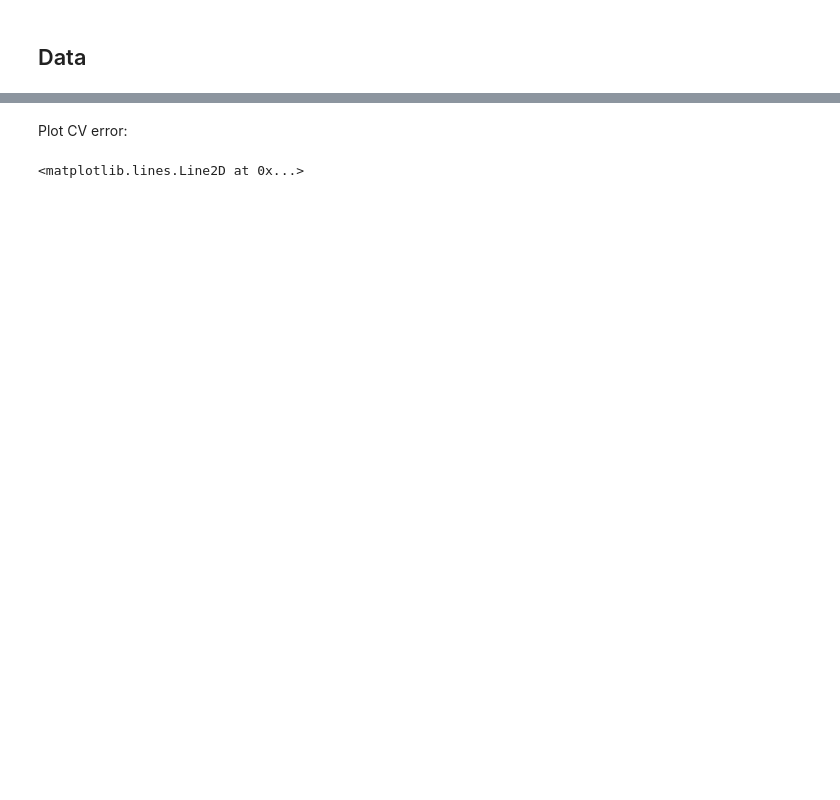
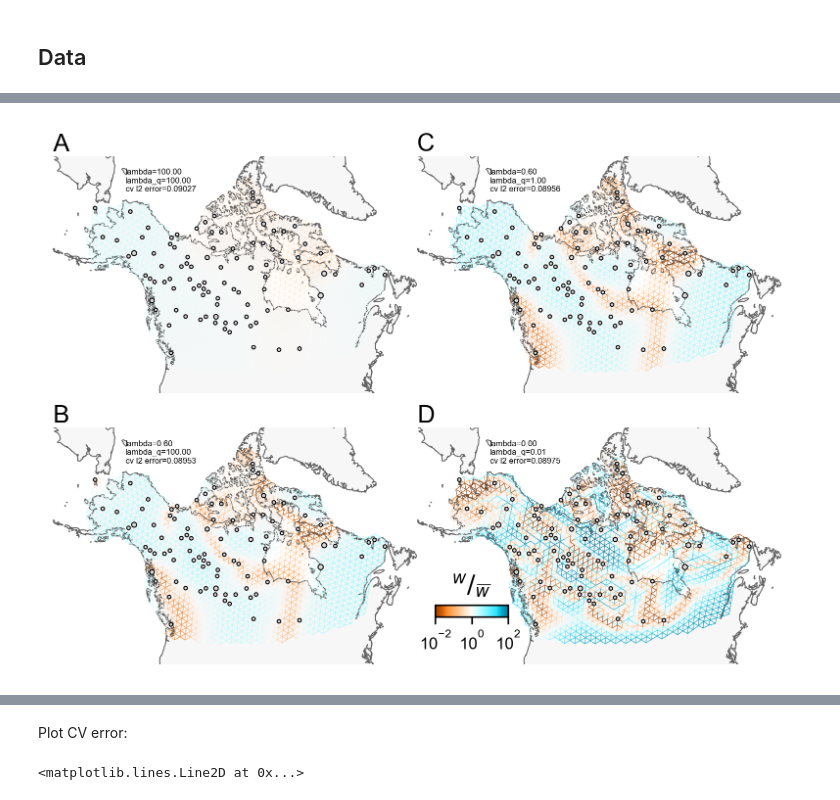
Before and after one commit to NovembreLab/feems, a Jupyter notebook: docsrc/notebooks/cross-validation.ipynb, the cells around one changed output, grey strips where cells are left out. Drawn from its saved outputs; the diff is of its cells as text; code cells hidden in the pictures; blank space fills up the shorter version.

```diff
--- a/docsrc/notebooks/cross-validation.ipynb
+++ b/docsrc/notebooks/cross-validation.ipynb
@@ -54,0 +112,79 @@ sp_graph = SpatialGraph(genotypes, coord, grid, edges, scale_snps=True)
+# %%
+# figure params
+projection = ccrs.AzimuthalEquidistant(central_longitude=-108.842926, central_latitude=66.037547)
+title_loc = "left"
+title_pad = "-10"
+title_fontsize = 12
+edge_width = .2
+edge_alpha = 1
+edge_zorder = 3
+obs_node_size = 3
+obs_node_linewidth = .4
+cbar_font_size = 8
+cbar_ticklabelsize = 8
+cbar_orientation = "horizontal"
+
+# figure setup
+fig = plt.figure(dpi=300)
+spec = gridspec.GridSpec(ncols=2, nrows=2, figure=fig, wspace=0.0, hspace=0.0)
+
+# axis 00
+ax_00 = fig.add_subplot(spec[0, 0], projection=projection)
+ax_00.set_title("A", loc=title_loc, pad=title_pad, fontdict={"fontsize": title_fontsize})
+sp_graph.fit(lamb=lamb_grid[0], lamb_q=lamb_q_grid[0])
+v = Viz(ax_00, sp_graph, projection=projection, edge_width=edge_width,
+        edge_alpha=1, edge_zorder=100, sample_pt_size=20,
+        obs_node_size=obs_node_size, sample_pt_color="black",
+        cbar_font_size=10)
+v.draw_map(latlong=False)
+v.draw_edges(use_weights=True)
+v.draw_obs_nodes(use_ids=False)
+ax_00.text(.2, .85, "lambda={:.2f}\nlambda_q={:.2f}\ncv l2 error={:.5f}".format(lamb_grid[0], lamb_q_grid[0], mean_cv_err[0, 0]),
+           fontdict={"fontsize": 4}, transform = ax_00.transAxes)
+
+# axis 10
+ax_10 = fig.add_subplot(spec[1, 0], projection=projection)
+ax_10.set_title("B", loc=title_loc, pad=title_pad, fontdict={"fontsize": title_fontsize})
+sp_graph.fit(lamb=lamb_cv, lamb_q=lamb_q_cv)
+v = Viz(ax_10, sp_graph, projection=projection, edge_width=edge_width,
+        edge_alpha=1, edge_zorder=100, sample_pt_size=20,
+        obs_node_size=obs_node_size, sample_pt_color="black",
+        cbar_font_size=10)
+v.draw_map(latlong=False)
+v.draw_edges(use_weights=True)
+v.draw_obs_nodes(use_ids=False)
+ax_10.text(.2, .85, "lambda={:.2f}\nlambda_q={:.2f}\ncv l2 error={:.5f}".format(lamb_cv, lamb_q_cv, mean_cv_err[np.where(lamb_q_cv==lamb_q_grid)[0][0], np.where(lamb_cv==lamb_grid)[0][0]]),
+           fontdict={"fontsize": 4}, transform = ax_10.transAxes)
+
+# axis 01
+ax_01 = fig.add_subplot(spec[0, 1], projection=projection)
+ax_01.set_title("C", loc=title_loc, pad=title_pad, fontdict={"fontsize": title_fontsize})
+sp_graph.fit(lamb=lamb_cv, lamb_q=0.01*lamb_q_cv)
+v = Viz(ax_01, sp_graph, projection=projection, edge_width=edge_width,
+        edge_alpha=1, edge_zorder=100, sample_pt_size=20,
+        obs_node_size=obs_node_size, sample_pt_color="black",
+        cbar_font_size=10)
+v.draw_map(latlong=False)
+v.draw_edges(use_weights=True)
+v.draw_obs_nodes(use_ids=False)
+ax_01.text(.2, .85, "lambda={:.2f}\nlambda_q={:.2f}\ncv l2 error={:.5f}".format(lamb_cv, 0.01*lamb_q_cv, mean_cv_err[np.where(0.01*lamb_q_cv==lamb_q_grid)[0][0], np.where(lamb_cv==lamb_grid)[0][0]]),
+           fontdict={"fontsize": 4}, transform = ax_01.transAxes)
+
+# axis 11
+ax_11 = fig.add_subplot(spec[1, 1], projection=projection)
+ax_11.set_title("D", loc=title_loc, pad=title_pad, fontdict={"fontsize": title_fontsize})
+sp_graph.fit(lamb=lamb_grid[-2], lamb_q=lamb_q_grid[-1])
+v = Viz(ax_11, sp_graph, projection=projection, edge_width=edge_width,
+        edge_alpha=1, edge_zorder=100, sample_pt_size=20,
+        obs_node_size=obs_node_size, sample_pt_color="black",
+        cbar_font_size=10)
+v.draw_map(latlong=False)
+v.draw_edges(use_weights=True)
+v.draw_obs_nodes(use_ids=False)
+v.cbar_font_size = cbar_font_size
+v.cbar_orientation = cbar_orientation
+v.cbar_ticklabelsize = cbar_ticklabelsize
+v.draw_edge_colorbar()
+ax_11.text(.2, .85, "lambda={:.2f}\nlambda_q={:.2f}\ncv l2 error={:.5f}".format(lamb_grid[-2], lamb_q_grid[-1], mean_cv_err[-1, -2]),
+           fontdict={"fontsize": 4}, transform = ax_11.transAxes)
+# %% [output]
@@ -55 +192,2 @@ sp_graph = SpatialGraph(genotypes, coord, grid, edges, scale_snps=True)
+[figure, added]
 # %% [markdown]
```
Also changed, not shown: parts of 20 cells of this notebook, 1 other file.
